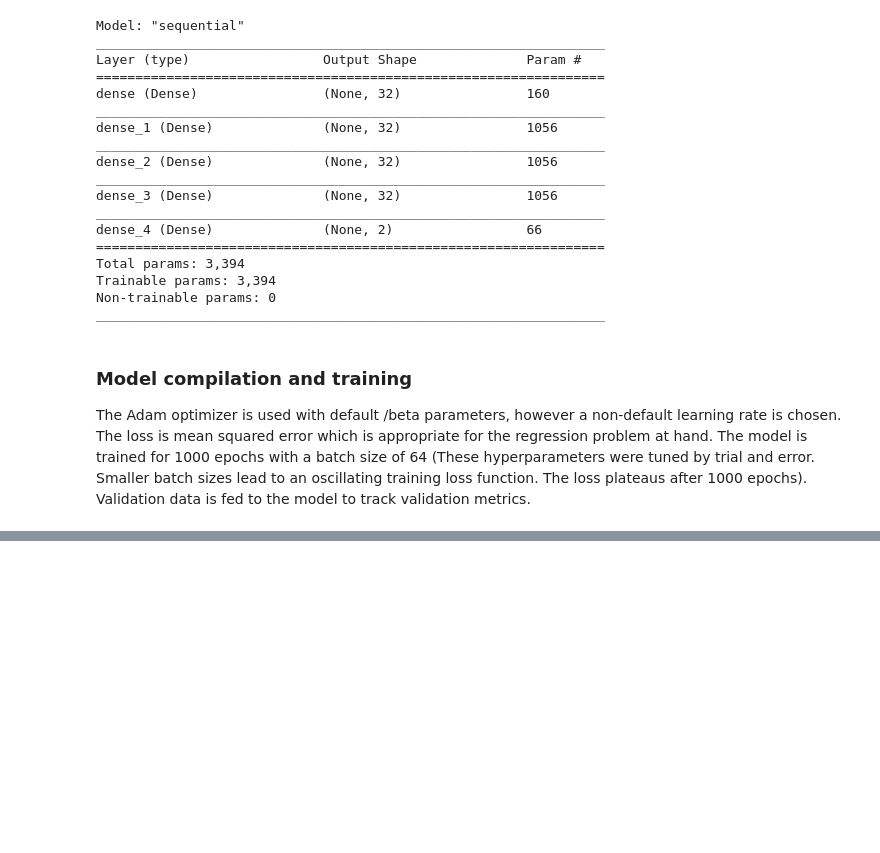
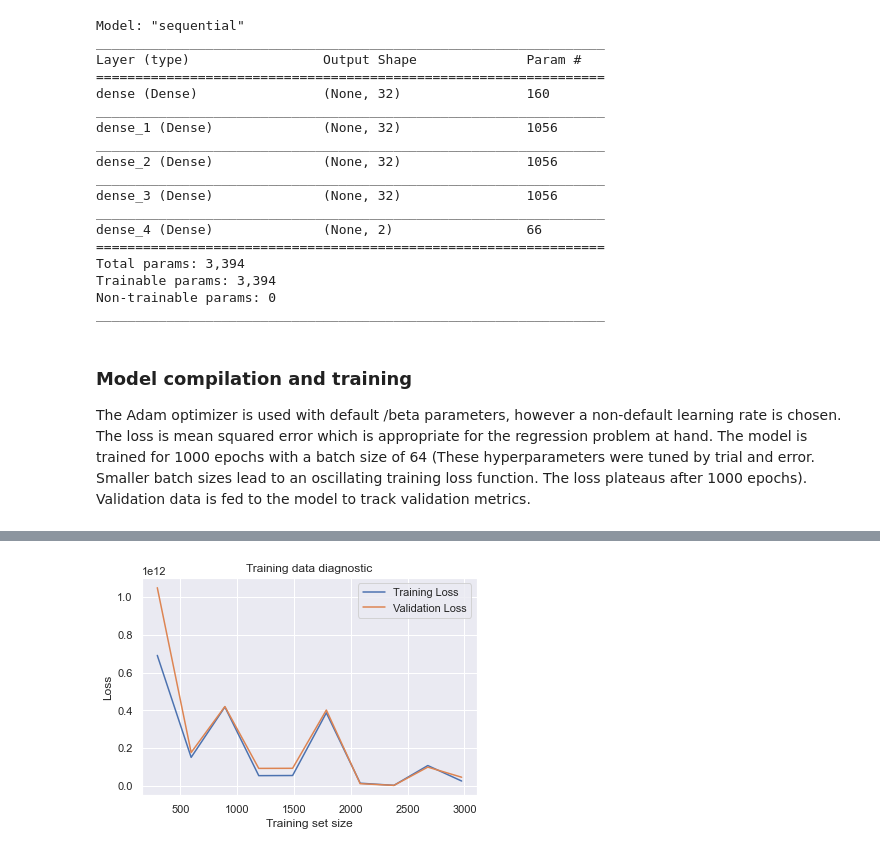
Before and after one commit to kavanshah1197/Thick_walled_PV, a Jupyter notebook: Keras_Net.ipynb, the cells around one changed output, grey strips where cells are left out. Saved outputs shown, nothing was run; the diff lists cells and outputs as text; code cells hidden in the pictures; blank space fills up the shorter version.

```diff
--- a/Keras_Net.ipynb
+++ b/Keras_Net.ipynb
@@ -45,6 +52,8 @@ stress_pred_model.add(Dense(32, activation='relu'))
 stress_pred_model.add(Dense(32, activation='relu'))
 stress_pred_model.add(Dense(2))
 stress_pred_model.summary()
+
+initial_weights = stress_pred_model.get_weights()
 # %% [output]
 Model: "sequential"
 _________________________________________________________________
@@ -91,3 +105,26 @@ np.sqrt(hist_obj.history['val_loss'][-1])/1e6
 # %%
 compare = stress_pred_model.predict(training_data_input.T)
 compare = np.append(compare, training_data_output.T, axis=1)
+# %%
+training_sizes = np.floor(np.arange(start=0.1, stop=1.1, step=0.1)*training_obs).astype(int)
+training_loss_tracker = []
+validation_loss_tracker = []
+
+for size in training_sizes:
+    training_data_input_subset = training_data_input[:, 0:size+1]
+    training_data_output_subset = training_data_output[:, 0:size+1]
+
+    stress_pred_model.set_weights(initial_weights)
+    hist_obj_tspick = stress_pred_model.fit(training_data_input_subset.T, training_data_output_subset.T, epochs=500, verbose=0, batch_size = 64, validation_data=(dev_data_input.T, dev_data_output.T))
+    training_loss_tracker.append(hist_obj_tspick.history['loss'][-1])
+    validation_loss_tracker.append(hist_obj_tspick.history['val_loss'][-1])
+# %%
+plt.plot(training_sizes, training_loss_tracker, label='Training Loss')
+plt.plot(training_sizes, validation_loss_tracker, label='Validation Loss')
+plt.xlabel('Training set size')
+plt.ylabel('Loss')
+plt.title('Training data diagnostic')
+plt.legend()
+plt.show()
+# %% [output]
+[figure, added]
```
Also changed, not shown: parts of 8 cells of this notebook.
